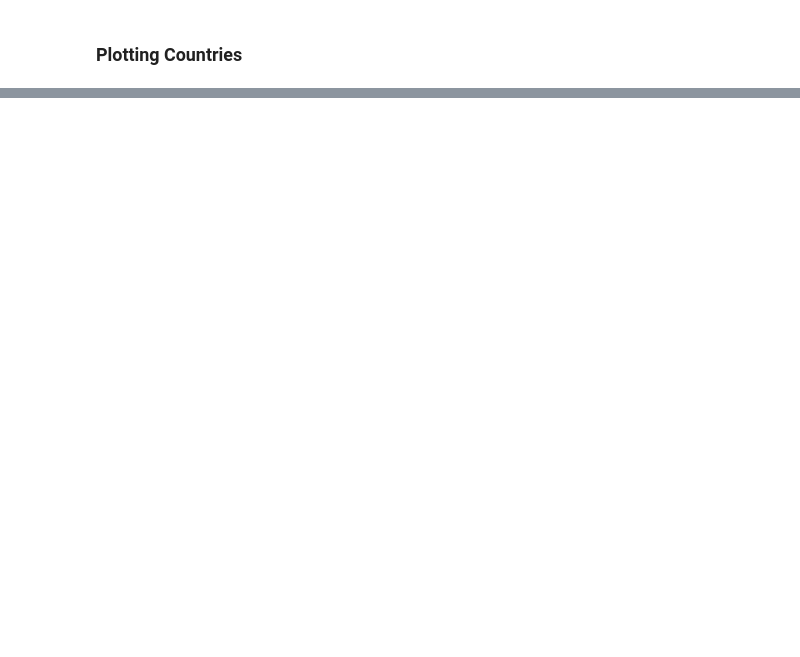
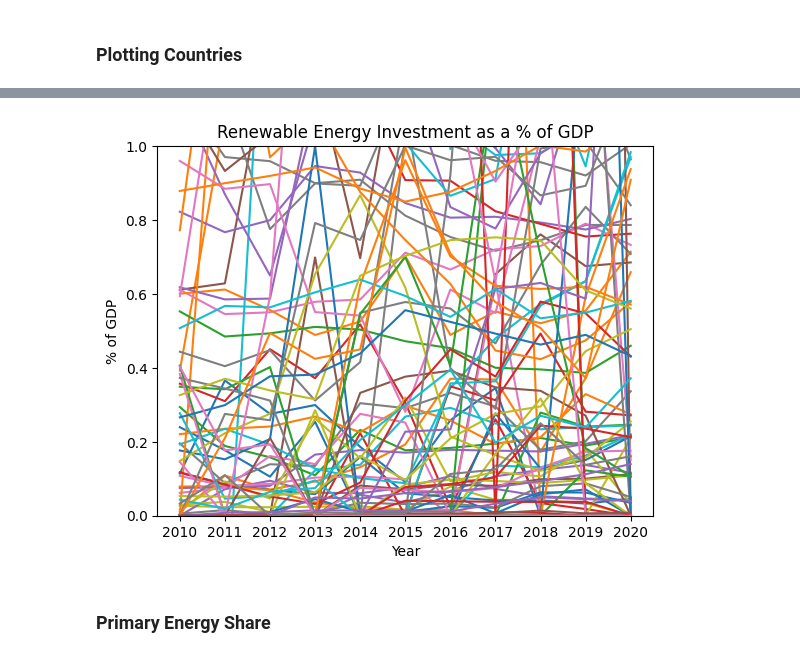
Before and after one commit to simonabors/worlddataviz, a Jupyter notebook: What_just_happened_viz.ipynb, the cells around one changed output, grey strips where cells are left out. Saved outputs shown, nothing was run; the diff lists cells and outputs as text; code cells hidden in the pictures; blank space fills up the shorter version.

```diff
--- a/What_just_happened_viz.ipynb
+++ b/What_just_happened_viz.ipynb
@@ -102,0 +145,13 @@ expend = expend[expend['Unit'] == 'Percent of GDP'].fillna(int(0))
+# %%
+plt.plot(expend.T)
+# plt.legend(expend.T.columns)
+plt.title('Renewable Energy Investment as a % of GDP')
+plt.xlabel('Year')
+plt.xticks(['F2010', 'F2011', 'F2012', 'F2013', 'F2014', 'F2015', 'F2016', 'F2017', 'F2018', 'F2019', 'F2020'], [2010, 2011, 2012, 2013, 2014, 2015, 2016, 2017, 2018, 2019, 2020])
+plt.ylabel('% of GDP')
+plt.ylim((0, 1))
+plt.show()
+# %% [output]
+[figure, added]
+# %% [markdown]
+### Primary Energy Share
```
Also changed, not shown: parts of 22 cells of this notebook, 5 other files.
